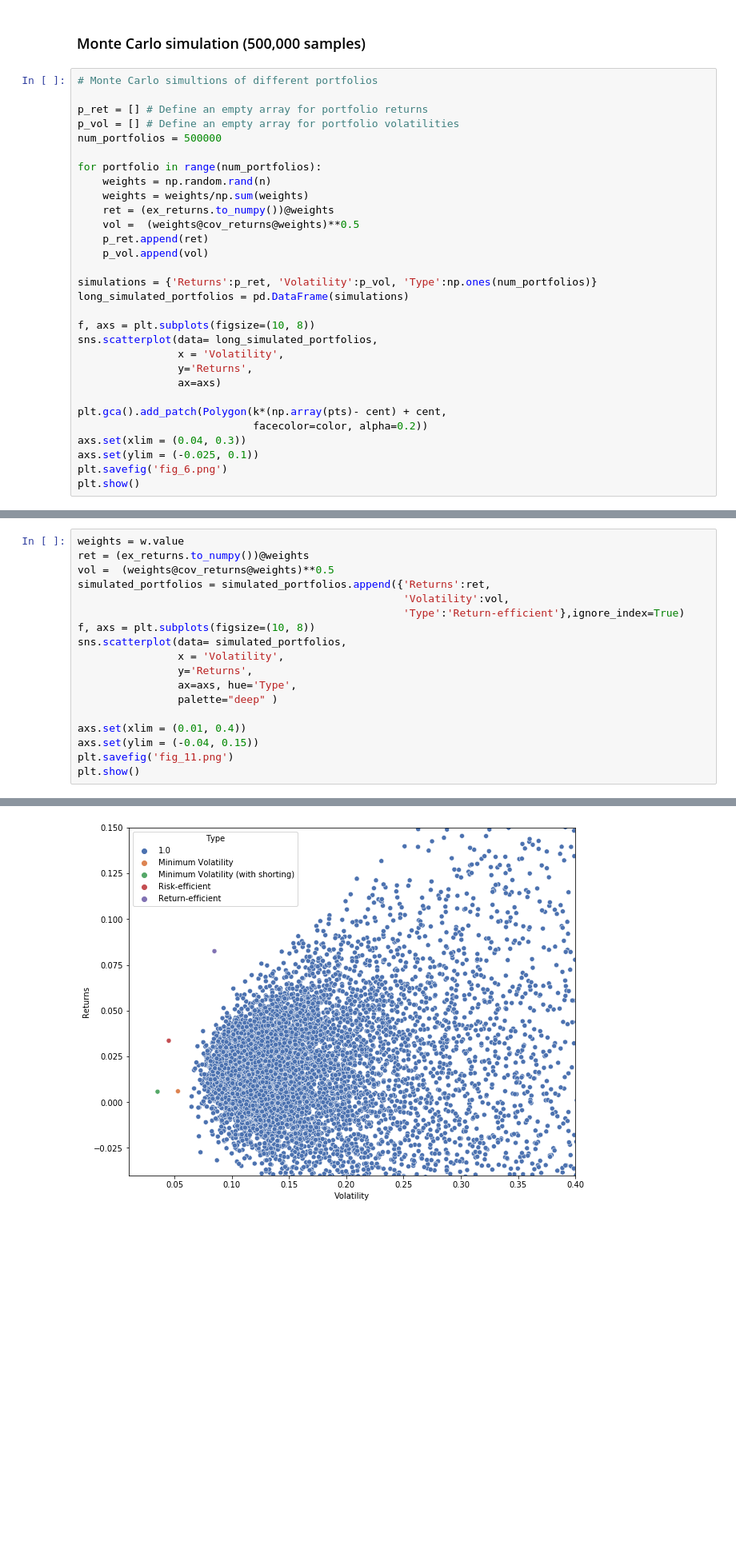
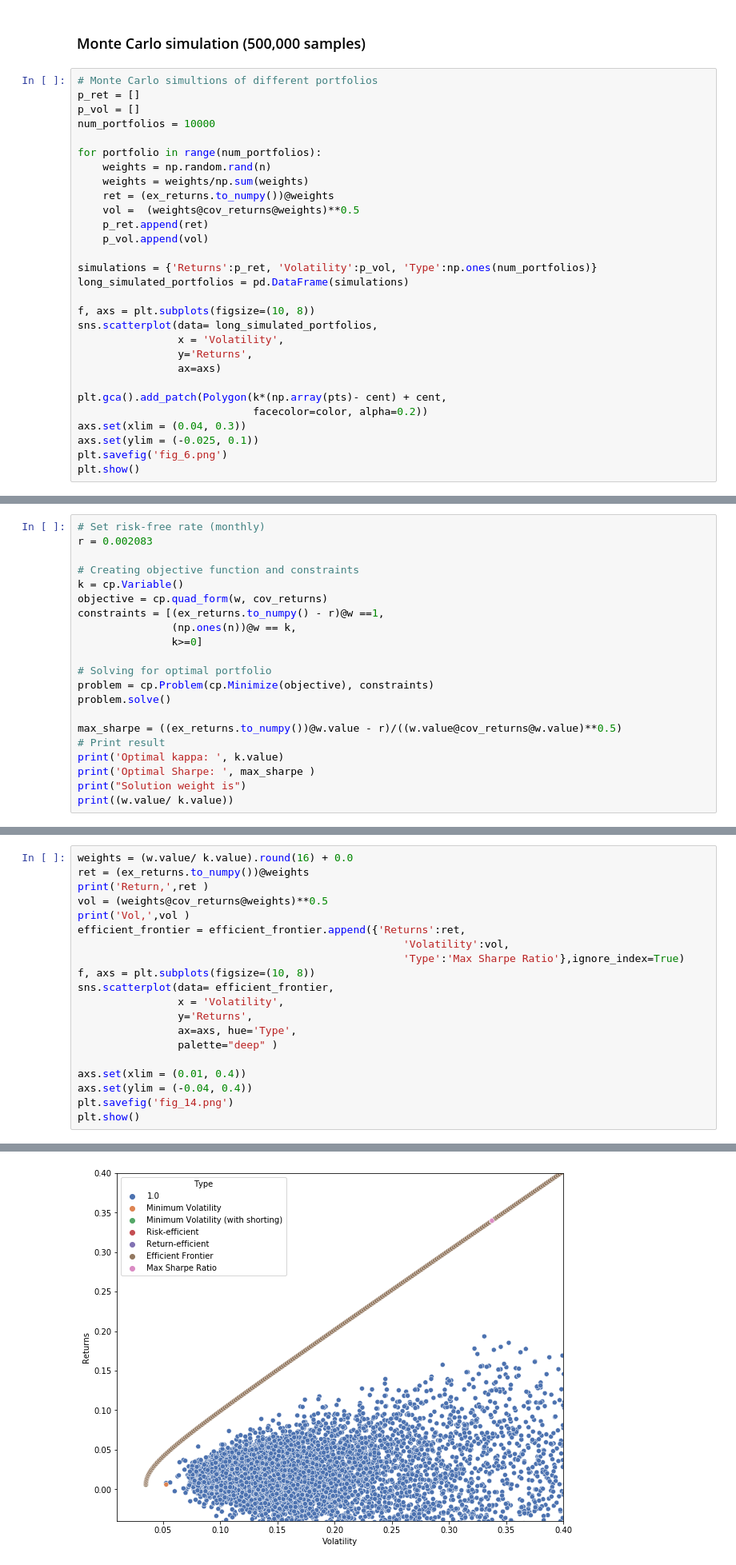
Before and after one commit to patohdzs/getting-them-stonks, a Jupyter notebook: stonks.ipynb, the cells around one changed output, grey strips where cells are left out. Shown at 80% size. Drawn from its saved outputs; the diff is of its cells as text; blank space fills up the shorter version.

```diff
--- a/stonks.ipynb
+++ b/stonks.ipynb
@@ -273,10 +268,9 @@ plt.show()
 ### Monte Carlo simulation (500,000 samples)
 # %%
 # Monte Carlo simultions of different portfolios
-
-p_ret = [] # Define an empty array for portfolio returns
-p_vol = [] # Define an empty array for portfolio volatilities
-num_portfolios = 500000
+p_ret = []
+p_vol = []
+num_portfolios = 10000
 
 for portfolio in range(num_portfolios):
     weights = np.random.rand(n)
@@ -633,3 +629,24 @@ plt.show()
 
 #### $\implies \underset{y,\kappa}{\text{min}} \quad  y^T\:\Sigma \: y $
 #### $\quad \textrm{s.t}\quad \sum_{i=1}^{n}{(r_i-r_f)y_i}=1 \quad , \quad \sum_{i=1}^{n}{y_i}=\kappa \quad \implies w^*=\frac{y^*}{\kappa^*}$
+# %%
+# Set risk-free rate (monthly)
+r = 0.002083
+
+# Creating objective function and constraints
+k = cp.Variable()
+objective = cp.quad_form(w, cov_returns)
+constraints = [(ex_returns.to_numpy() - r)@w ==1,
+               (np.ones(n))@w == k,
+               k>=0]
+
+# Solving for optimal portfolio
+problem = cp.Problem(cp.Minimize(objective), constraints)
+problem.solve()
+
+max_sharpe = ((ex_returns.to_numpy())@w.value - r)/((w.value@cov_returns@w.value)**0.5)
+# Print result
+print('Optimal kappa: ', k.value)
+print('Optimal Sharpe: ', max_sharpe )
+print("Solution weight is")
+print((w.value/ k.value))
@@ -636,19 +660,21 @@ plt.show()
 # %%
-weights = w.value
+weights = (w.value/ k.value).round(16) + 0.0
 ret = (ex_returns.to_numpy())@weights
-vol =  (weights@cov_returns@weights)**0.5
-simulated_portfolios = simulated_portfolios.append({'Returns':ret,
+print('Return,',ret )
+vol = (weights@cov_returns@weights)**0.5
+print('Vol,',vol )
+efficient_frontier = efficient_frontier.append({'Returns':ret,
                                                     'Volatility':vol,
-                                                    'Type':'Return-efficient'},ignore_index=True)
+                                                    'Type':'Max Sharpe Ratio'},ignore_index=True)
 f, axs = plt.subplots(figsize=(10, 8))
-sns.scatterplot(data= simulated_portfolios,
+sns.scatterplot(data= efficient_frontier,
                 x = 'Volatility',
                 y='Returns',
                 ax=axs, hue='Type',
                 palette="deep" )
 
 axs.set(xlim = (0.01, 0.4))
-axs.set(ylim = (-0.04, 0.15))
-plt.savefig('fig_11.png')
+axs.set(ylim = (-0.04, 0.4))
+plt.savefig('fig_14.png')
 plt.show()
 # %% [output]
@@ -655 +683 @@ plt.show()
-[figure, old version]
+[figure, new version]
```
Also changed, not shown: parts of 26 cells of this notebook, 12 other files.
